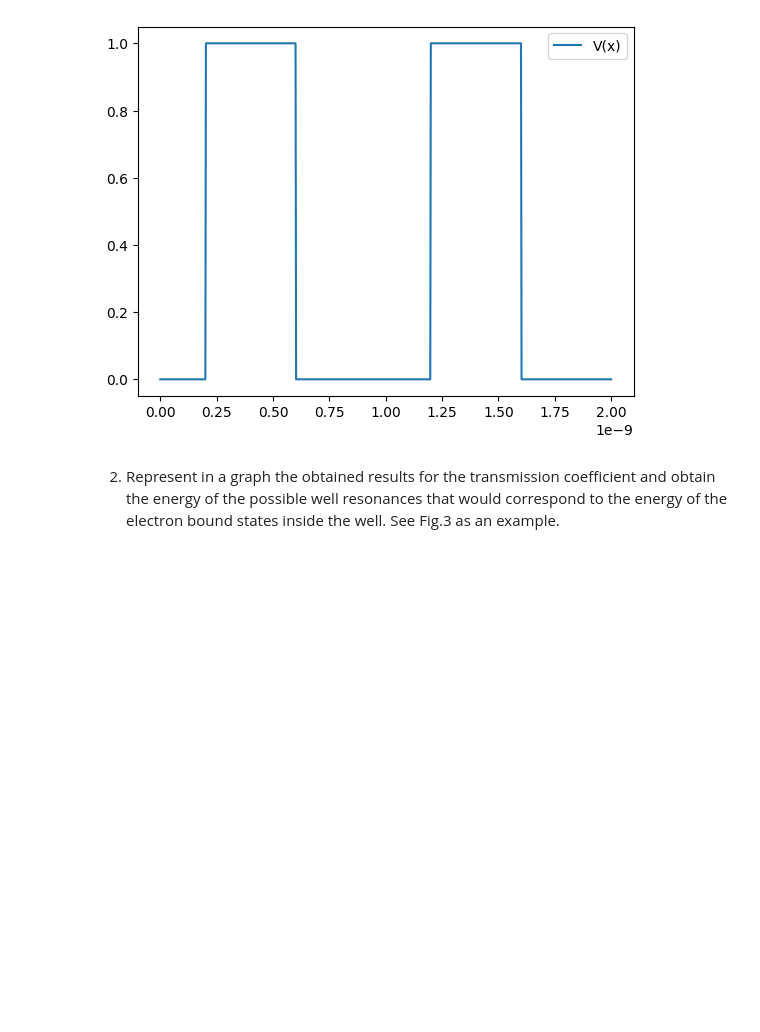
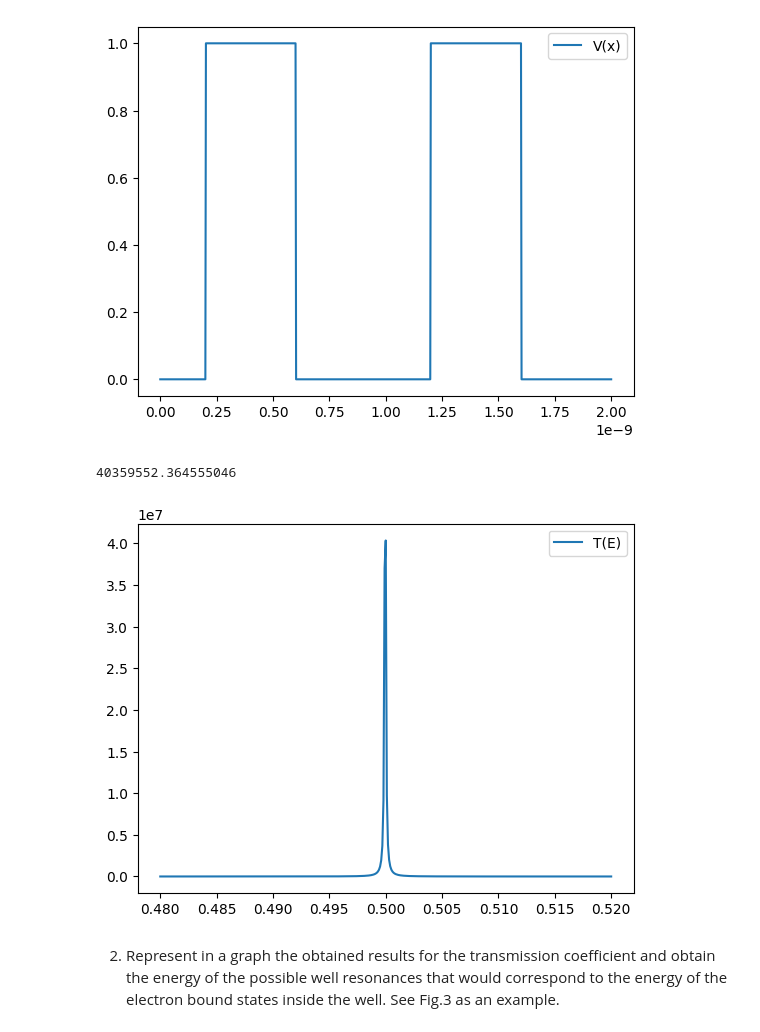
Before and after one commit to LuisGMM/UC3M_AdvancedQuantumPhysics_LAB_ResonantTunneling, a Jupyter notebook: src/UC3M_AdvancedQuantumPhysics_LAB_ResonantTunneling/main.ipynb, the cells around one changed output. Drawn from its saved outputs; the diff is of its cells as text; code cells hidden in the pictures; blank space fills up the shorter version.

```diff
--- a/src/UC3M_AdvancedQuantumPhysics_LAB_ResonantTunneling/main.ipynb
+++ b/src/UC3M_AdvancedQuantumPhysics_LAB_ResonantTunneling/main.ipynb
@@ -50,8 +50,8 @@ def T(k1: float, k3: float, k5: float, x2: float, x4: float, w2: float, w3: floa
     Ksq = K_.conjugate() * K_
 
     return \
-        ((2 ** 8) * k1 * ((x2 * k3 * x4) ** 2 ) * k5 ) \
-        / (Ksq * (k1**2 + x2**2) * (k3**2 + x2**2) * (k3**2 + x4**2) * (k5**2 + x4**2))
+        ((((2 ** 8) * k1 * ((x2 * k3 * x4) ** 2 ) * k5 ) \
+        / (Ksq * (k1**2 + x2**2) * (k3**2 + x2**2) * (k3**2 + x4**2) * (k5**2 + x4**2)))).real
 # %% [markdown]
 ## 4.1. Transmission of a symmetric double barrier
 # %% [markdown]
@@ -101,6 +86,29 @@ plt.legend()
 plt.show()
 # %% [output]
 [figure]
+# %%
+def T_at(E):
+
+    m = 0.067 * me
+    k1 = k3 = k5 = k(E, 0, m)
+    x2 = x4 = X(E, 1, m)
+    w2 = w4 = 0.4e-9
+    w3 = 0.6e-9
+
+    return T(k1, k3, k5, x2, x4, w2, w3, w4)
+# %%
+
+E = np.arange(0.48, 0.52, 0.0001)
+T_at_E = tuple(T_at(Ei) for Ei in E)
+
+print(max(T_at_E))
+
+plt.plot(E, T_at_E, label=f'T(E)')
+plt.legend()
+plt.show()
+# %% [output]
+40359552.364555046
+[figure, added]
 # %% [markdown]
 2. Represent in a graph the obtained results for the transmission
    coefficient and obtain the energy of the possible well resonances that
```
Also changed, not shown: parts of 8 cells of this notebook, 1 other file.
